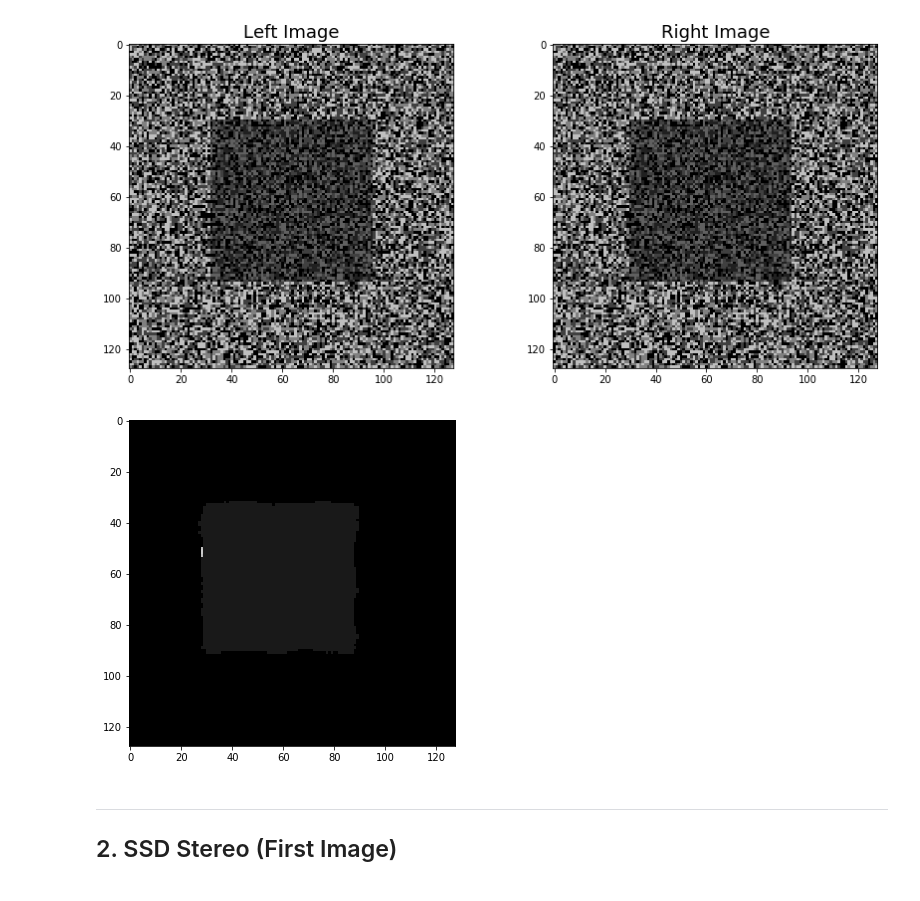
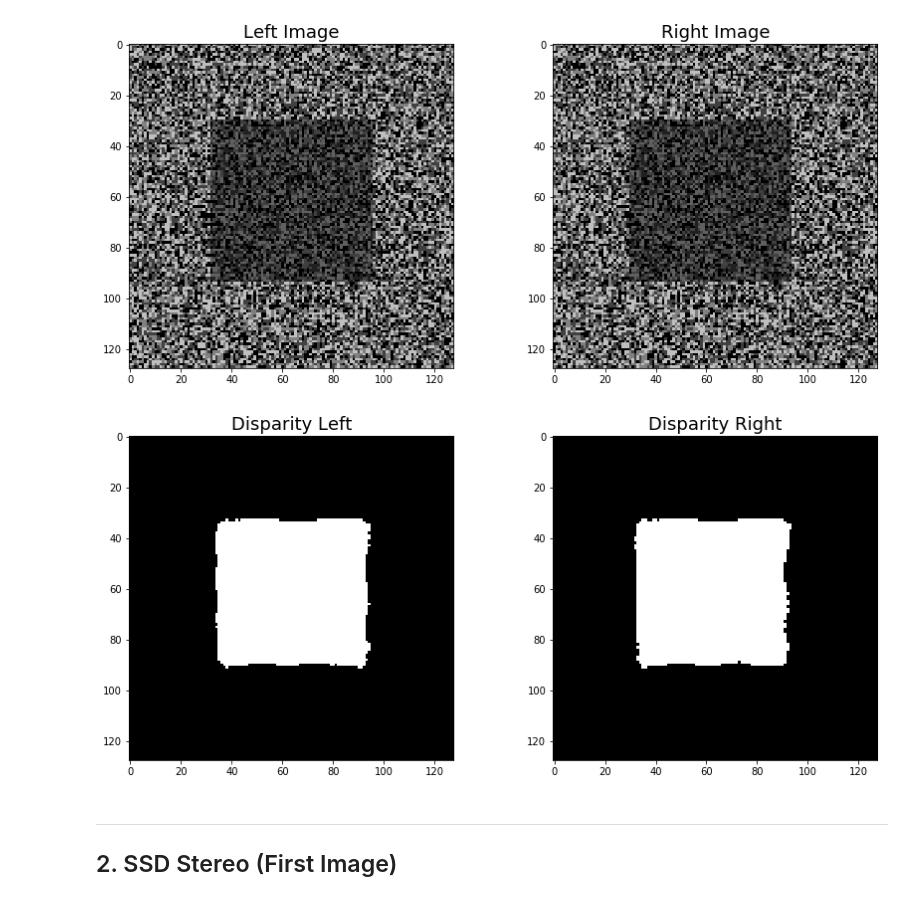
Before and after one commit to brandenwallace/cs6476-cv-1, a Jupyter notebook: PS2/PS2.ipynb, the cells around one changed output. Drawn from its saved outputs; the diff is of its cells as text; code cells hidden in the pictures.

Commit message:
Finish initial implementations [PS2]

```diff
--- a/PS2/PS2.ipynb
+++ b/PS2/PS2.ipynb
@@ -13,12 +13,11 @@
 import cv2
 import matplotlib.pyplot as plt
 import numpy as np
-from skimage.feature import match_template
 from scipy.signal import correlate2d
 # Matplotlib params
 plt.rcParams['figure.figsize'] = (14.0, 6.0)
 plt.rcParams['axes.titlesize'] = 18
-plt.rcParams['figure.titlesize'] = 20
+plt.rcParams['figure.titlesize'] = 22
 plt.rcParams['image.interpolation'] = 'nearest'
 plt.rcParams['image.cmap'] = 'gray'
 # %%
@@ -73,8 +52,31 @@ def generate_depth_image(imgl, imgr, window_size=9, max_offset=20):
-# %%
-depth = generate_depth_image(img1l, img1r)
-plt.imshow(depth, clim=(0, 1));
-# %% [output]
-[figure, removed]
+# %%
+def disparity_ssd(imgl, imgr, window_size=11, max_offset=100):
+    # Initializations
+    k = window_size // 2
+    assert(imgl.shape == imgr.shape)
+    h, w = imgl.shape
+    # Summing kernel
+    kernel = np.ones((window_size, window_size), np.float)
+    ssdl = np.inf * np.ones((h, w, max_offset+1), np.float)
+    ssdr = np.inf * np.ones((h, w, max_offset+1), np.float)
+    for offset in range(max_offset+1):
+        sd = (imgl[:, offset:] - imgr[:, :w-offset]) ** 2
+        ssdl[k:-k, k+offset:-k, offset] = ssdr[k:-k, k:-k-offset, offset] = correlate2d(sd, kernel, mode='valid')
+    # Disparity images
+    factor = 1.0 / max_offset
+    depthl = ssdl.argmin(-1) * factor
+    depthr = ssdr.argmin(-1) * factor
+    return depthl, depthr
+# %%
+Dl1, Dr1 = disparity_ssd(img1l, img1r, max_offset=2)
+# Plot
+fig, ax = plt.subplots(1, 2)
+ax[0].set_title('Disparity Left')
+ax[0].imshow(Dl1, clim=(0,1))
+ax[1].set_title('Disparity Right')
+ax[1].imshow(Dr1, clim=(0,1));
+# %% [output]
+[figure, added]
 # %% [markdown]
 ---
 ## 2. SSD Stereo (First Image)
```
Also changed, not shown: parts of 27 cells of this notebook.
